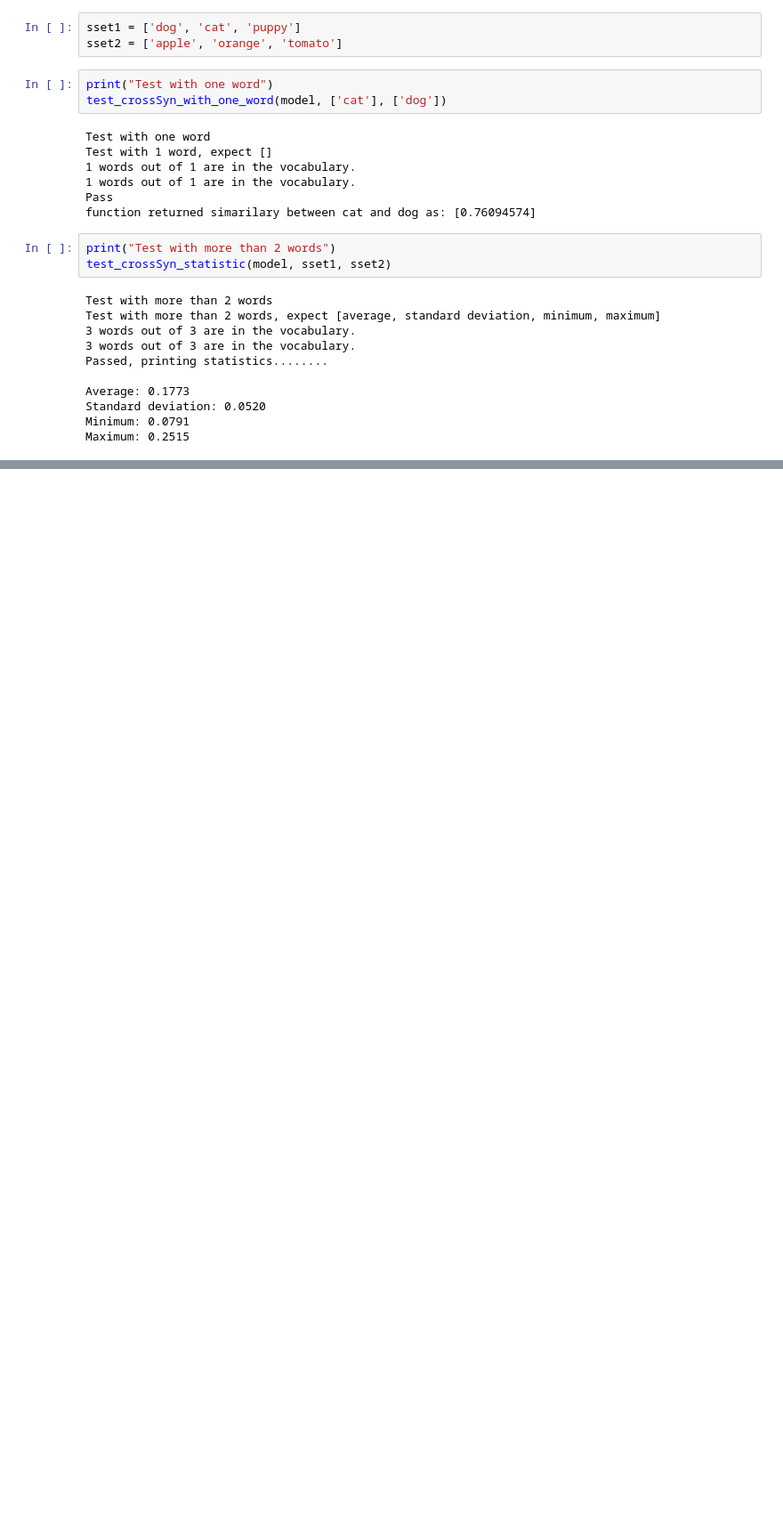
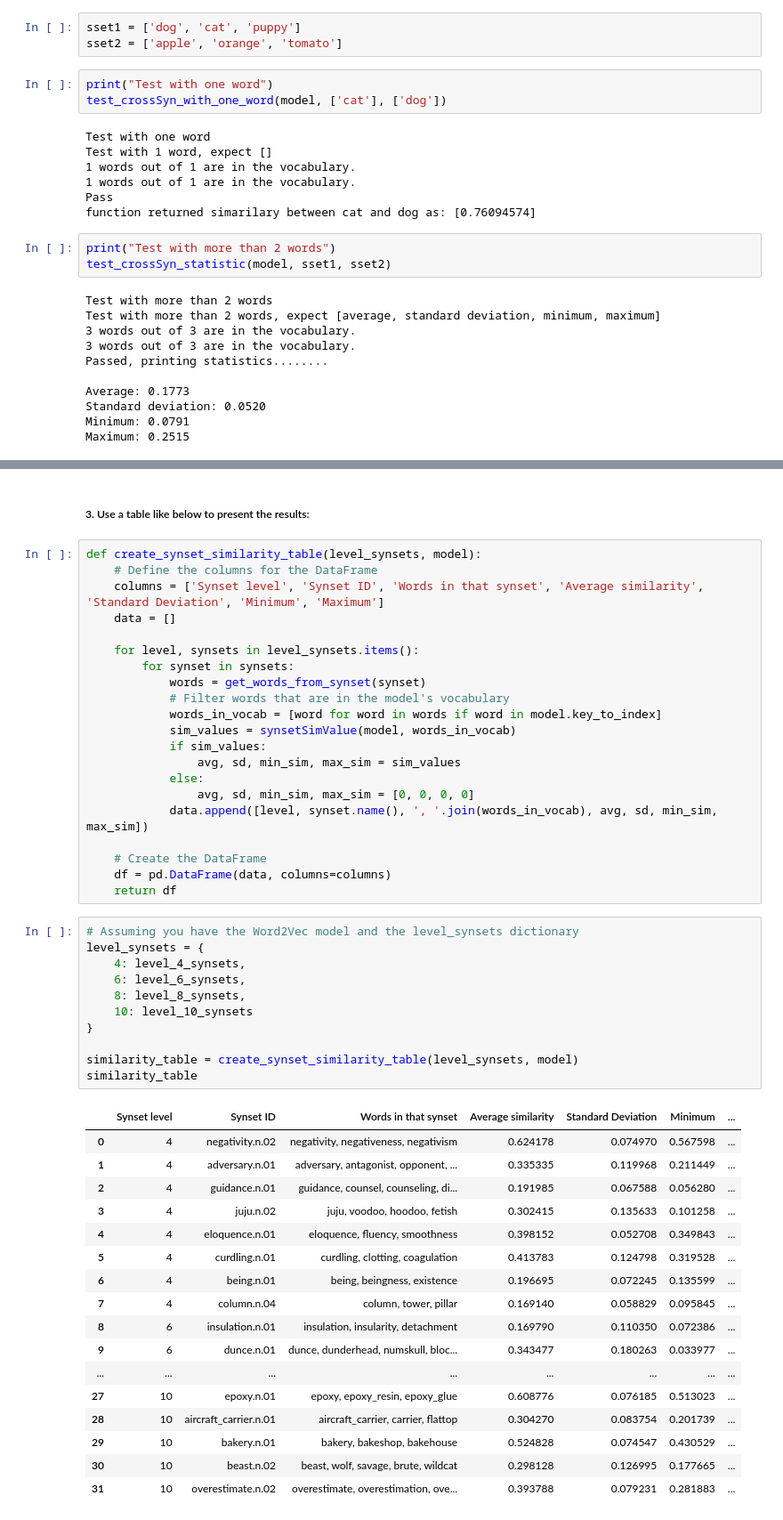
Before and after one commit to SMU-MSCSAI/Intro2NLP, a Jupyter notebook: program2.ipynb, the cells around one changed output, grey strips where cells are left out. Shown at 89% size. Saved outputs shown, nothing was run; the diff lists cells and outputs as text; blank space fills up the shorter version.

```diff
--- a/program2.ipynb
+++ b/program2.ipynb
@@ -369,0 +509,52 @@ Maximum: 0.2515
+# %% [markdown]
+##### 3. Use a table like below to present the results:
+# %%
+def create_synset_similarity_table(level_synsets, model):
+    # Define the columns for the DataFrame
+    columns = ['Synset level', 'Synset ID', 'Words in that synset', 'Average similarity', 'Standard Deviation', 'Minimum', 'Maximum']
+    data = []
+
+    for level, synsets in level_synsets.items():
+        for synset in synsets:
+            words = get_words_from_synset(synset)
+            # Filter words that are in the model's vocabulary
+            words_in_vocab = [word for word in words if word in model.key_to_index]
+            sim_values = synsetSimValue(model, words_in_vocab)
+            if sim_values:
+                avg, sd, min_sim, max_sim = sim_values
+            else:
+                avg, sd, min_sim, max_sim = [0, 0, 0, 0]
+            data.append([level, synset.name(), ', '.join(words_in_vocab), avg, sd, min_sim, max_sim])
+
+    # Create the DataFrame
+    df = pd.DataFrame(data, columns=columns)
+    return df
+# %%
+# Assuming you have the Word2Vec model and the level_synsets dictionary
+level_synsets = {
+    4: level_4_synsets,
+    6: level_6_synsets,
+    8: level_8_synsets,
+    10: level_10_synsets
+}
+
+similarity_table = create_synset_similarity_table(level_synsets, model)
+similarity_table
+# %% [output]
+|  | Synset level | Synset ID | Words in that synset | Average similarity | Standard Deviation | Minimum | ... |
+| 0 | 4 | negativity.n.02 | negativity, negativeness, negativism | 0.624178 | 0.074970 | 0.567598 | ... |
+| 1 | 4 | adversary.n.01 | adversary, antagonist, opponent, ... | 0.335335 | 0.119968 | 0.211449 | ... |
+| 2 | 4 | guidance.n.01 | guidance, counsel, counseling, di... | 0.191985 | 0.067588 | 0.056280 | ... |
+| 3 | 4 | juju.n.02 | juju, voodoo, hoodoo, fetish | 0.302415 | 0.135633 | 0.101258 | ... |
+| 4 | 4 | eloquence.n.01 | eloquence, fluency, smoothness | 0.398152 | 0.052708 | 0.349843 | ... |
+| 5 | 4 | curdling.n.01 | curdling, clotting, coagulation | 0.413783 | 0.124798 | 0.319528 | ... |
+| 6 | 4 | being.n.01 | being, beingness, existence | 0.196695 | 0.072245 | 0.135599 | ... |
+| 7 | 4 | column.n.04 | column, tower, pillar | 0.169140 | 0.058829 | 0.095845 | ... |
+| 8 | 6 | insulation.n.01 | insulation, insularity, detachment | 0.169790 | 0.110350 | 0.072386 | ... |
+| 9 | 6 | dunce.n.01 | dunce, dunderhead, numskull, bloc... | 0.343477 | 0.180263 | 0.033977 | ... |
+| ... | ... | ... | ... | ... | ... | ... | ... |
+| 27 | 10 | epoxy.n.01 | epoxy, epoxy_resin, epoxy_glue | 0.608776 | 0.076185 | 0.513023 | ... |
+| 28 | 10 | aircraft_carrier.n.01 | aircraft_carrier, carrier, flattop | 0.304270 | 0.083754 | 0.201739 | ... |
+| 29 | 10 | bakery.n.01 | bakery, bakeshop, bakehouse | 0.524828 | 0.074547 | 0.430529 | ... |
+| 30 | 10 | beast.n.02 | beast, wolf, savage, brute, wildcat | 0.298128 | 0.126995 | 0.177665 | ... |
+| 31 | 10 | overestimate.n.02 | overestimate, overestimation, ove... | 0.393788 | 0.079231 | 0.281883 | ... |
```
Also changed, not shown: parts of 15 cells of this notebook.
